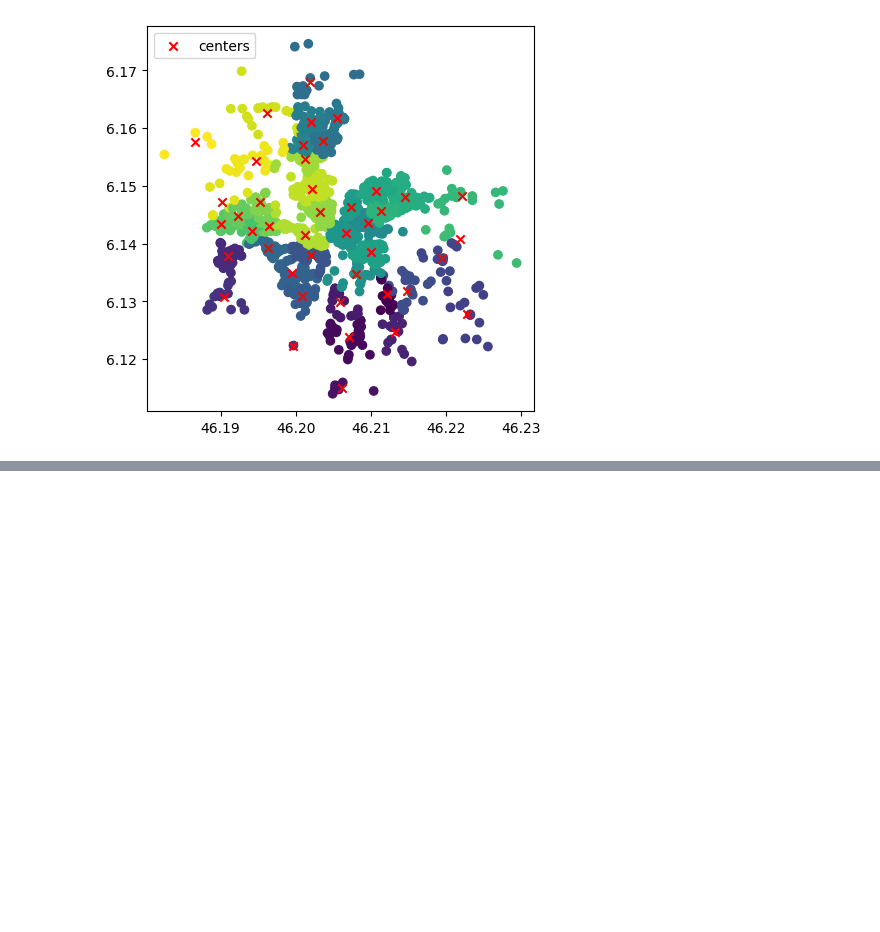
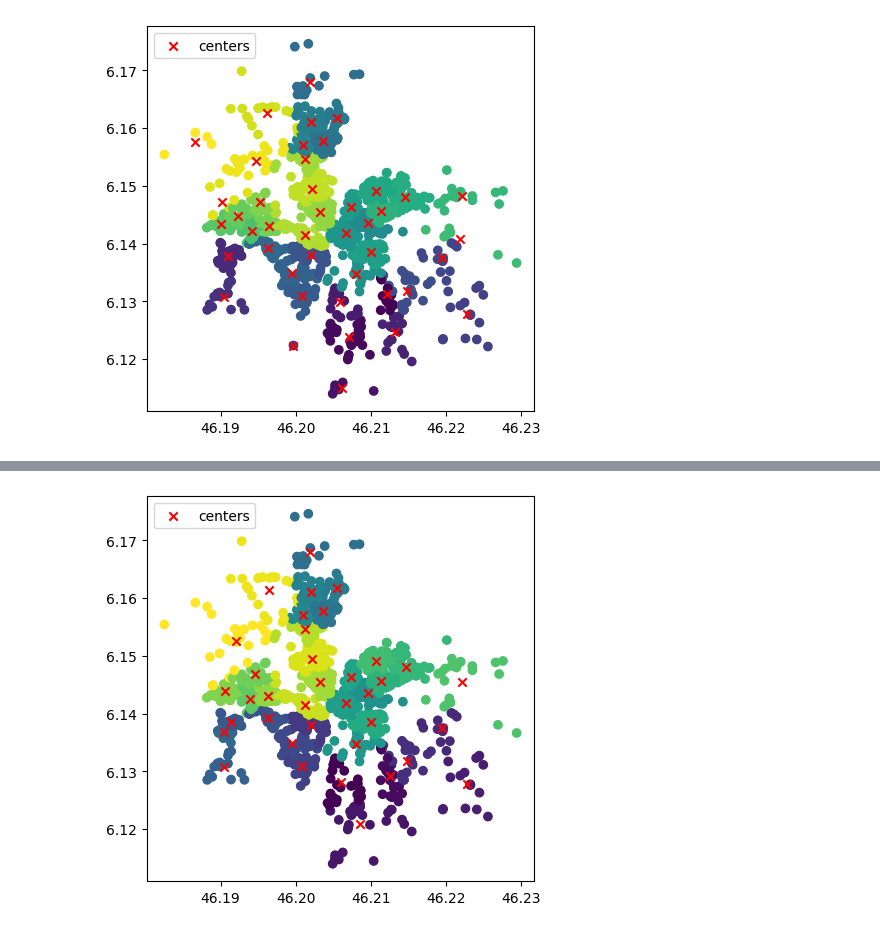
Before and after one commit to burakonurlu/best_restaurant_location, a Jupyter notebook: notebooks/burak_kmeans_clustering_district.ipynb, the cells around one changed output, grey strips where cells are left out. Drawn from its saved outputs; the diff is of its cells as text; code cells hidden in the pictures; blank space fills up the shorter version.

Commit message:
Updated App, Updated Location Selection

```diff
--- a/notebooks/burak_kmeans_clustering_district.ipynb
+++ b/notebooks/burak_kmeans_clustering_district.ipynb
@@ -35,7 +35,7 @@ Champel                     55
 Bâtie - Acacias             49
 Name: district, dtype: int64
 # %%
-list_district = df_rest['district'].unique().to_list()
+list_district = df_rest['district'].unique().tolist()
 list_district
 # %% [output]
 ['Saint-Jean Charmilles',
@@ -214,0 +217,4 @@ cluster_centers.to_csv('../data/data_cluster_centers.csv', encoding='utf-8-sig',
+# %%
+df_rest_dist2 = pd.read_csv('../data/data_combined_v1.03.csv')
+df_rest_dist2 = df_rest_dist2[df_rest_dist2['district_cluster'] != 8].drop(columns='district_cluster')
+df_rest_dist2.head()
@@ -214,0 +286,25 @@ cluster_centers.to_csv('../data/data_cluster_centers.csv', encoding='utf-8-sig',
+# %%
+list_district = df_rest_dist2['district'].unique().tolist()
+
+random_state = 42
+district_area = 1
+cluster_centers = pd.DataFrame()
+df_tmp = df_rest_dist2
+df_rest_dist2['district_cluster'] = np.nan
+
+for district in list_district:
+    k = dict_kvals[district]
+    X = df_rest_dist2[df_rest_dist2['district']==district][['geometry.location.lat', 'geometry.location.lng']]
+
+    km_model = KMeans(n_clusters=k, random_state=random_state)
+    km_model.fit(X)
+
+    tmp_cluster_centers = pd.DataFrame({'district_area':np.unique(km_model.labels_ + district_area),
+                               'cluster_center_lat':km_model.cluster_centers_[:,0],
+                               'cluster_center_lng':km_model.cluster_centers_[:,1]})
+    cluster_centers = pd.concat([cluster_centers, tmp_cluster_centers],
+                            axis=0).reset_index(drop=True)
+
+    df_rest_dist2['district_cluster'][df_rest_dist2['district']==district] = km_model.labels_ + district_area
+
+    district_area += max(km_model.labels_) + 1
@@ -214,0 +329,3 @@ cluster_centers.to_csv('../data/data_cluster_centers.csv', encoding='utf-8-sig',
+# %%
+df_rest_dist2['district_cluster'] = df_rest_dist2['district_cluster'].astype(int)
+df_rest_dist2
@@ -214,0 +360,9 @@ cluster_centers.to_csv('../data/data_cluster_centers.csv', encoding='utf-8-sig',
+# %%
+plt.figure(figsize=(5,5))
+plt.scatter(df_rest_dist2["geometry.location.lat"],df_rest_dist2["geometry.location.lng"], c=df_rest_dist2["district_cluster"])
+plt.scatter(cluster_centers['cluster_center_lat'],cluster_centers['cluster_center_lng'], c='r', marker='x', label='centers')
+#plt.scatter(rest_grid_points[max_indices][:,0],rest_grid_points[max_indices][:,1],c='black')
+plt.legend(loc='upper left')
+plt.show()
+# %% [output]
+[figure, added]
```
Also changed, not shown: parts of 12 cells of this notebook, 5 other files.
